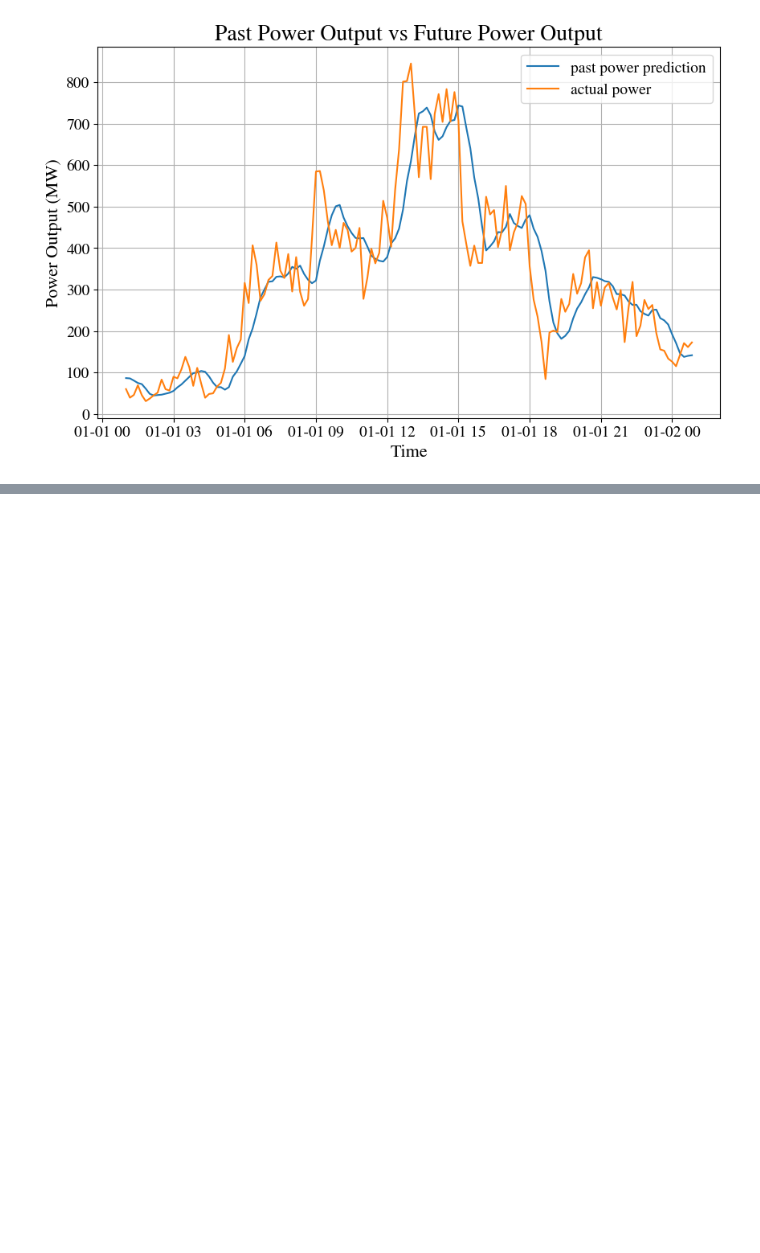
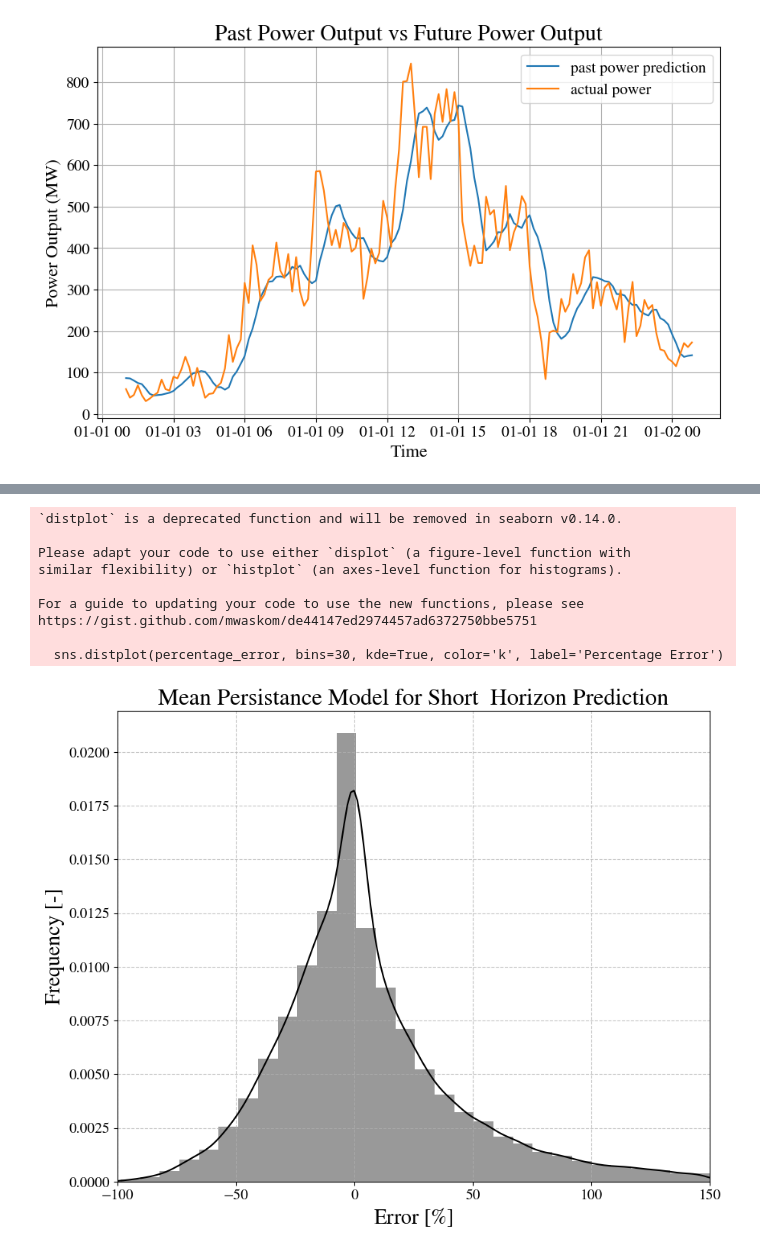
Before and after one commit to Brizzum/Final-project, a Jupyter notebook: persistanceModel.ipynb, the cells around one changed output, grey strips where cells are left out. Drawn from its saved outputs; the diff is of its cells as text; code cells hidden in the pictures; blank space fills up the shorter version.

```diff
--- a/persistanceModel.ipynb
+++ b/persistanceModel.ipynb
@@ -201,0 +141,36 @@ predicted = past_power_mean
+# %%
+# filter values greater than 300%
+percentage_error = percentage_error[percentage_error < 150]
+# plot the distribution of the percentage error
+plt.figure(figsize=(10, 8))
+
+# Plot the distribution with a label for the legend
+sns.distplot(percentage_error, bins=30, kde=True, color='k', label='Percentage Error')
+
+# Add grid
+plt.grid(True, linestyle='--', alpha=0.7)
+
+plt.title('Mean Persistance Model for Short  Horizon Prediction', fontsize=22)
+plt.xlabel('Error [$\%$]', fontsize=20)
+plt.ylabel('Frequency [-]', fontsize=20)
+
+# Set x-axis limits
+plt.xlim(-100, 150)
+
+plt.xticks(fontsize=14)
+plt.yticks(fontsize=14)
+
+
+# Show the plot
+plt.show()
+# %% [output]
+`distplot` is a deprecated function and will be removed in seaborn v0.14.0.
+
+Please adapt your code to use either `displot` (a figure-level function with
+similar flexibility) or `histplot` (an axes-level function for histograms).
+
+For a guide to updating your code to use the new functions, please see
+https://gist.github.com/mwaskom/de44147ed2974457ad6372750bbe5751
+
+  sns.distplot(percentage_error, bins=30, kde=True, color='k', label='Percentage Error')
+[figure, added]
```
Also changed, not shown: parts of 21 cells of this notebook, 24 other files.
